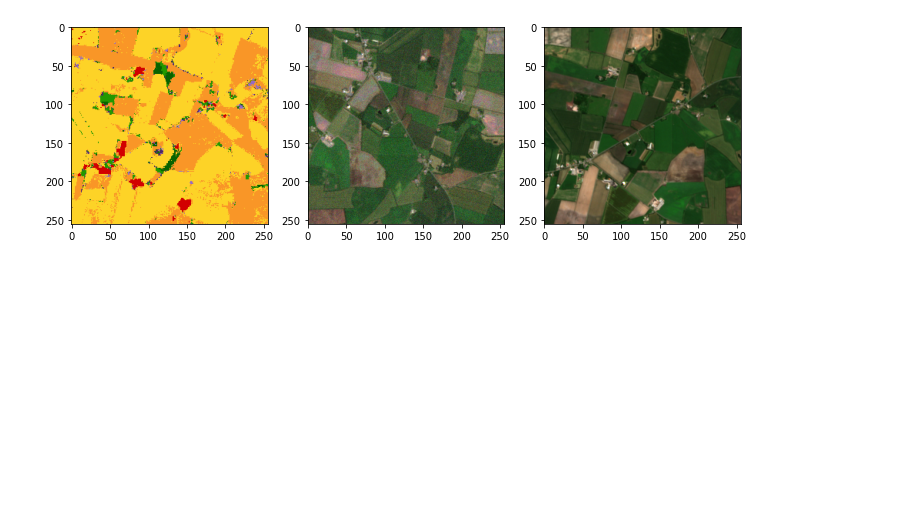
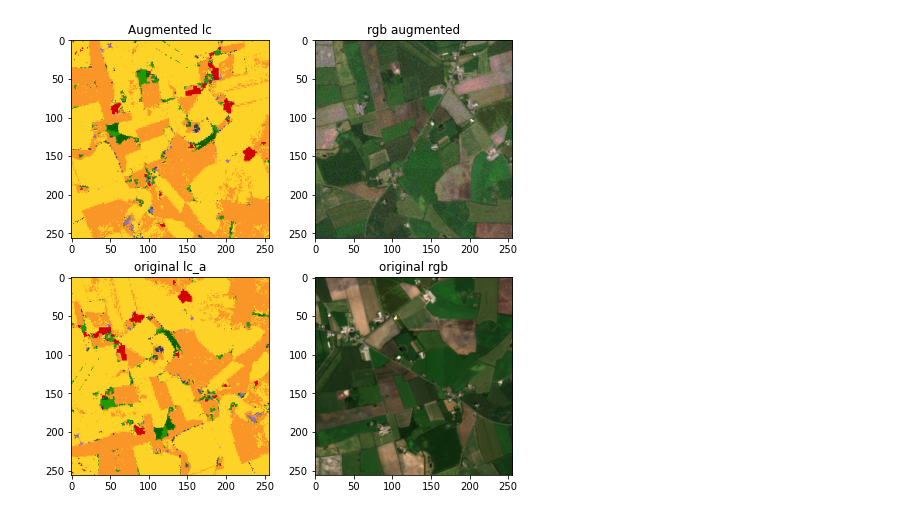
Before and after one commit to hugisveitti/thesis, a Jupyter notebook: code/model/test_augmentation.ipynb, the cells around one changed output. Saved outputs shown, nothing was run; the diff lists cells and outputs as text; code cells hidden in the pictures; blank space fills up the shorter version.

```diff
--- a/code/model/test_augmentation.ipynb
+++ b/code/model/test_augmentation.ipynb
@@ -12,24 +12,31 @@ loader = DataLoader(ds, 2)
 # %%
 # cannot use color since it changes the image pixels to be from 0 to 1 to -1 to 1
 for rgb_a, rgb_ab, lc_a, lc_b, binary_mask, lc_ab, masked_areas in loader:
 
-    rgb, lc = apply_augmentations(rgb_a, None, types=['blit', 'noise'],prob=1)
-    lc = lc_a
-    rgb = unprocess(rgb.cpu().detach())
-    lc = unprocess(lc.cpu().detach())
+    rgb_aug, lc_aug = apply_augmentations(rgb_a, lc_a, types=['blit', 'noise'],prob=1)
+
+    rgb_aug = unprocess(rgb_aug.cpu().detach())
+    lc_aug = unprocess(lc_aug.cpu().detach())
     rgb_a = unprocess(rgb_a.cpu().detach())
+    lc_a = unprocess(lc_a.cpu().detach())
 
-    lc = create_img_from_classes(lc)
+    lc_aug = create_img_from_classes(lc_aug)
+    lc_a = create_img_from_classes(lc_a)
 
+    fig, ax = plt.subplots(2,2, figsize=(8,8))
+    ax[0,0].imshow(lc_aug)
+    ax[0,0].set_title("Augmented lc")
+    ax[0,1].imshow(rgb_aug)
+    ax[0,1].set_title("rgb augmented")
 
-    fig, ax = plt.subplots(1,3, figsize=(12,4))
-    ax[0].imshow(lc)
-    ax[1].imshow(rgb)
-    ax[2].imshow(rgb_a)
+    ax[1,0].imshow(lc_a)
+    ax[1,0].set_title("original lc_a")
+    ax[1,1].imshow(rgb_a)
+    ax[1,1].set_title("original rgb")
 
     break
 # %% [output]
-[figure, old version]
+[figure, new version]
 # %%
 n = AUGMENT_FNS["color"]
 # %%
```
Also changed, not shown: 5 other files.
